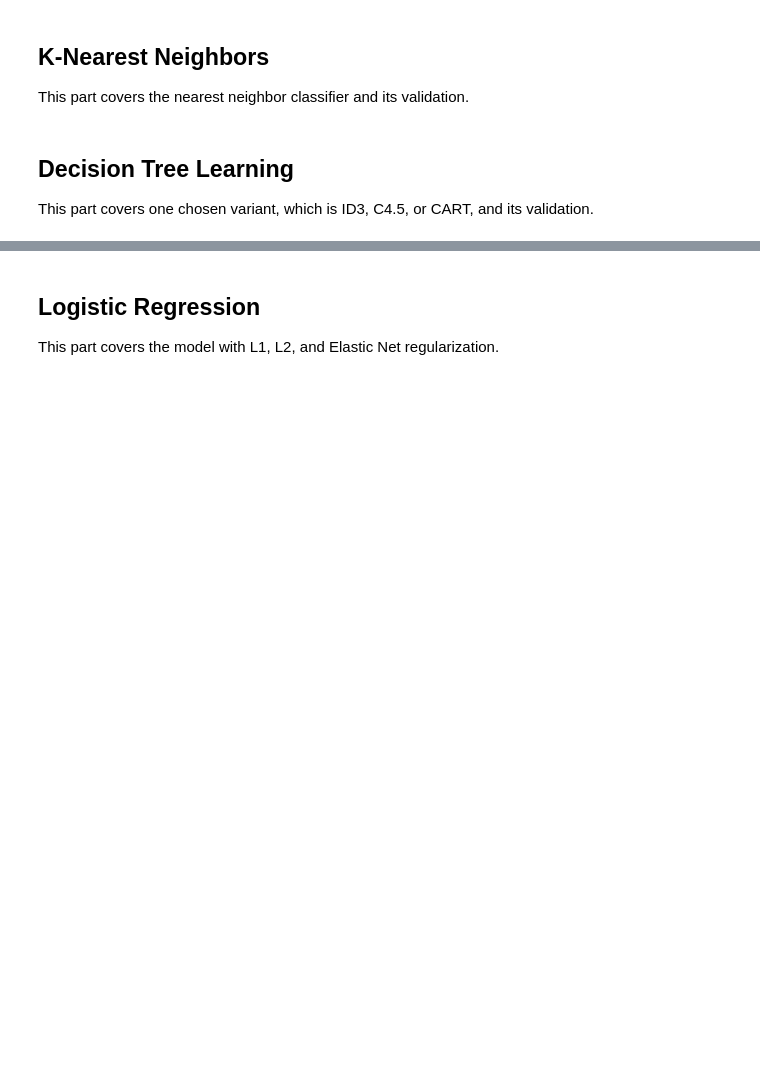
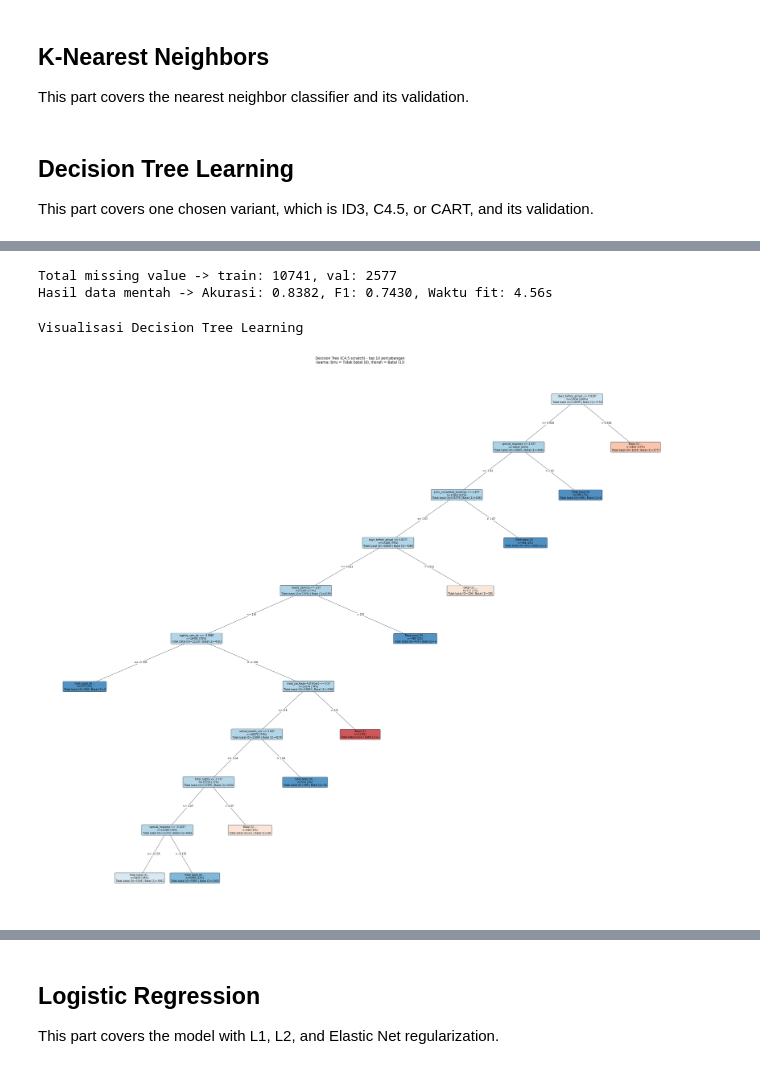
Before and after one commit to pidipam/IF3170_G07_superbubur, a Jupyter notebook: notebook.ipynb, the cells around one changed output, grey strips where cells are left out. Saved outputs shown, nothing was run; the diff lists cells and outputs as text; code cells hidden in the pictures; blank space fills up the shorter version.

```diff
--- a/notebook.ipynb
+++ b/notebook.ipynb
@@ -762,0 +1193,37 @@ This part covers one chosen variant, which is ID3, C4.5, or CART, and its valida
+# %%
+# Uji langsung pada data mentah (sebelum encoding dan imputasi)
+fitur_mentah = [col for col in train_set.columns if col not in (ID_COL, TARGET)]
+idx_kategorikal = [fitur_mentah.index(col) for col in CAT_COLS]
+
+X_mentah_train = train_set[fitur_mentah].to_numpy(dtype=object)
+X_mentah_val = val_set[fitur_mentah].to_numpy(dtype=object)
+
+null_train = int(train_set[fitur_mentah].isna().sum().sum())
+null_val = int(val_set[fitur_mentah].isna().sum().sum())
+print(f"Total missing value -> train: {null_train}, val: {null_val}")
+
+mulai = time.perf_counter()
+dtl_raw = DecisionTree(
+    max_depth=best_depth,
+    min_samples_split=10,
+    min_samples_leaf=best_leaf,
+    categorical_idx=idx_kategorikal,
+    max_thresholds=32
+)
+dtl_raw.fit(X_mentah_train, y_train)
+durasi_raw = time.perf_counter() - mulai
+
+raw_acc, raw_f1 = hitung_akurasi_f1(y_val, dtl_raw.predict(X_mentah_val))
+print(f"Hasil data mentah -> Akurasi: {raw_acc:.4f}, F1: {raw_f1:.4f}, Waktu fit: {durasi_raw:.2f}s")
+# %% [output]
+Total missing value -> train: 10741, val: 2577
+Hasil data mentah -> Akurasi: 0.8382, F1: 0.7430, Waktu fit: 4.56s
+# %%
+# Visualisasi Tree
+print("Visualisasi Decision Tree Learning")
+fig = plot_tree(dtl_model, top_n=10,
+                feature_names=data['prep'].feature_names_,
+                path=CFG.OUTPUT_DIR / 'dtl_tree_top10.png')
+# %% [output]
+Visualisasi Decision Tree Learning
+[figure, added]
```
Also changed, not shown: parts of 33 cells of this notebook.
